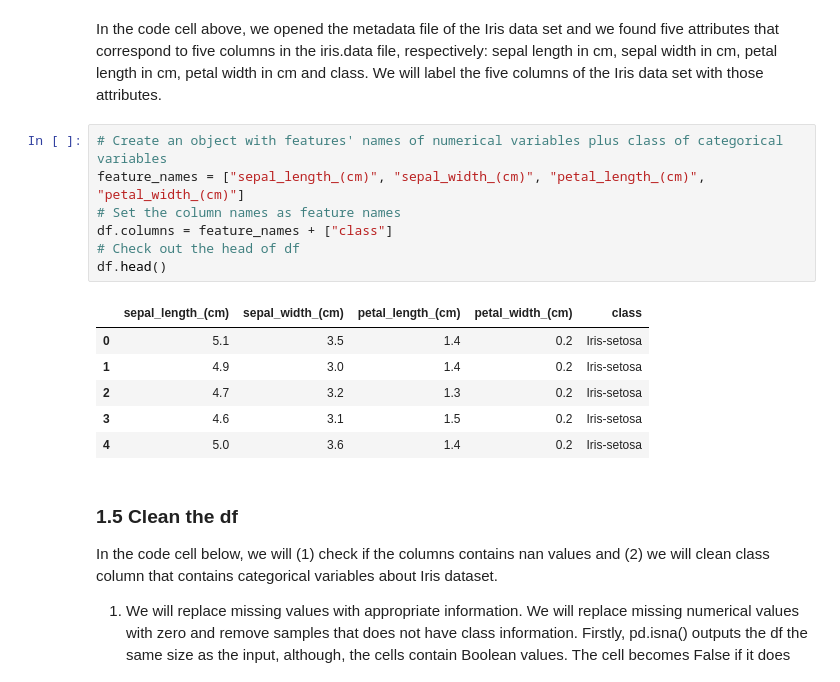
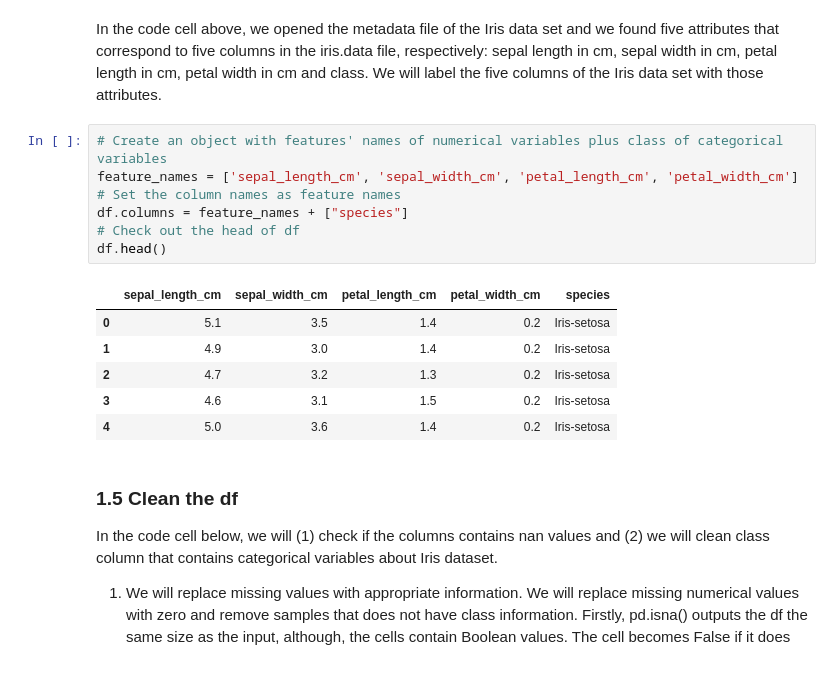
Before and after one commit to aldaszarnauskas/exploratory_analysis_iris_dataset, a Jupyter notebook: pands-project.ipynb, the cells around one changed output. Drawn from its saved outputs; the diff is of its cells as text.

```diff
--- a/pands-project.ipynb
+++ b/pands-project.ipynb
@@ -72,13 +78,13 @@ with open("iris.names", "rt") as file:
 In the code cell above, we opened the metadata file of the Iris data set and we found five attributes that correspond to five columns in the iris.data file, respectively: sepal length in cm, sepal width in cm, petal length in cm, petal width in cm and class. We will label the five columns of the Iris data set with those attributes.
 # %%
 # Create an object with features' names of numerical variables plus class of categorical variables
-feature_names = ["sepal_length_(cm)", "sepal_width_(cm)", "petal_length_(cm)", "petal_width_(cm)"]
+feature_names = ['sepal_length_cm', 'sepal_width_cm', 'petal_length_cm', 'petal_width_cm']
 # Set the column names as feature names
-df.columns = feature_names + ["class"]
+df.columns = feature_names + ["species"]
 # Check out the head of df
 df.head()
 # %% [output]
-|  | sepal_length_(cm) | sepal_width_(cm) | petal_length_(cm) | petal_width_(cm) | class |
+|  | sepal_length_cm | sepal_width_cm | petal_length_cm | petal_width_cm | species |
 | 0 | 5.1 | 3.5 | 1.4 | 0.2 | Iris-setosa |
 | 1 | 4.9 | 3.0 | 1.4 | 0.2 | Iris-setosa |
 | 2 | 4.7 | 3.2 | 1.3 | 0.2 | Iris-setosa |
```
Also changed, not shown: parts of 21 cells of this notebook, 5 other files.
